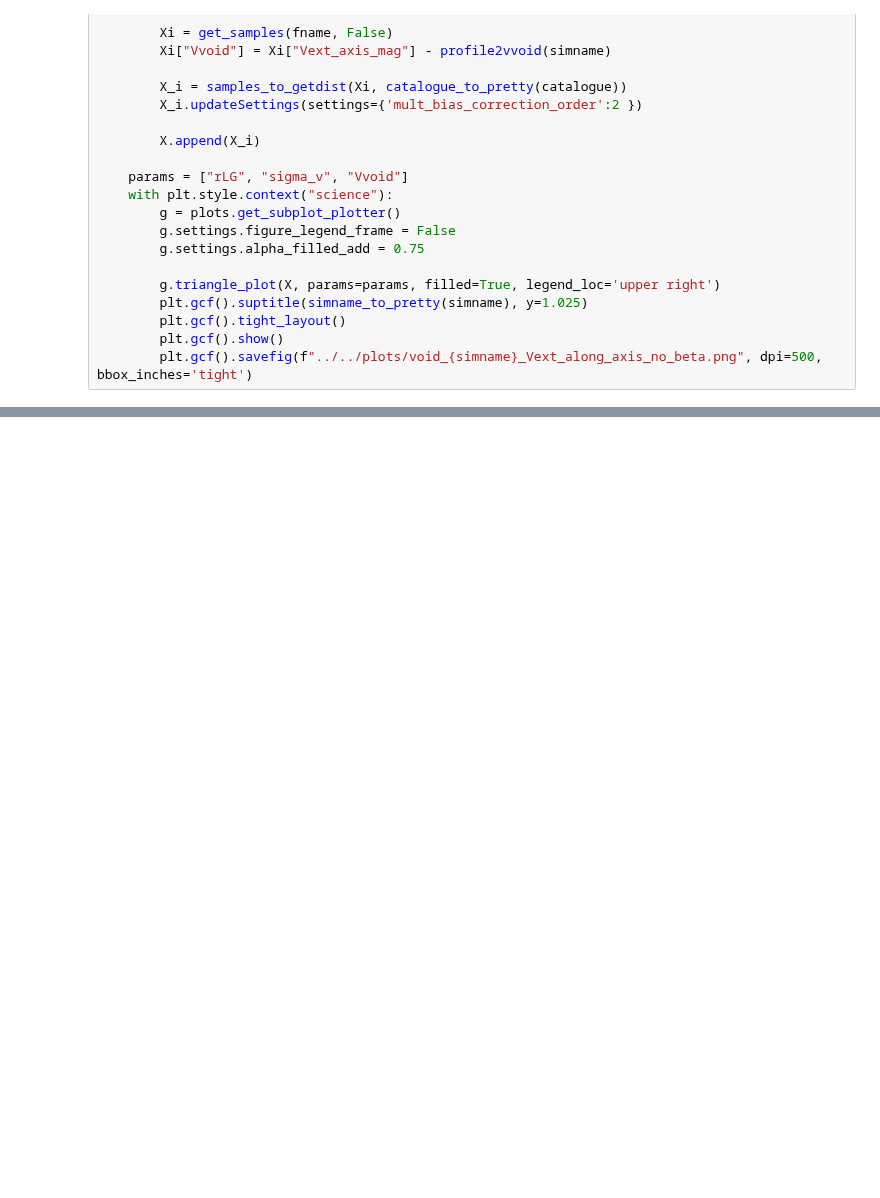
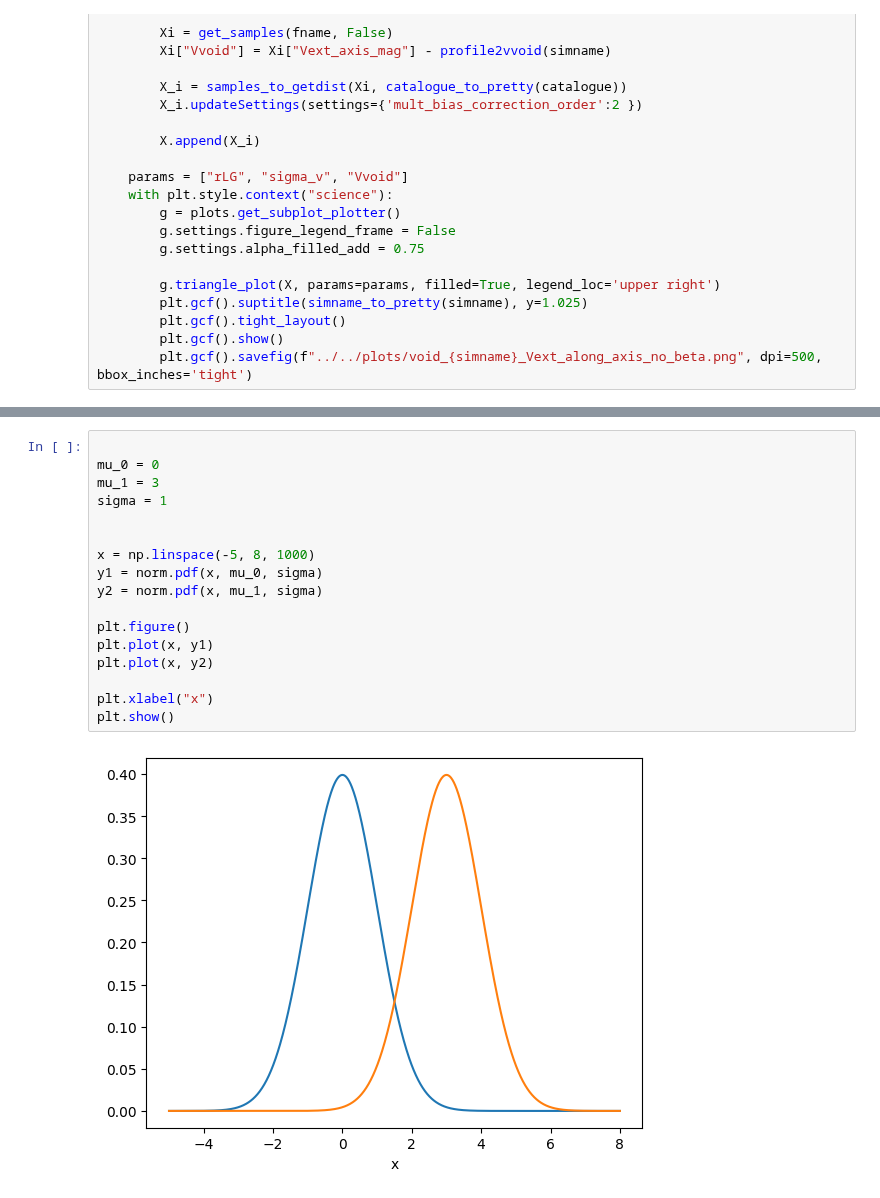
Before and after one commit to Richard-Sti/csiborgtools, a Jupyter notebook: notebooks/flow/void_test.ipynb, the cells around one changed output, grey strips where cells are left out. Saved outputs shown, nothing was run; the diff lists cells and outputs as text; blank space fills up the shorter version.

```diff
--- a/notebooks/flow/void_test.ipynb
+++ b/notebooks/flow/void_test.ipynb
@@ -240,0 +302,19 @@ for simname in ["IndranilVoid_exp", "IndranilVoid_gauss", "IndranilVoid_mb"]:
+# %%
+
+mu_0 = 0
+mu_1 = 3
+sigma = 1
+
+
+x = np.linspace(-5, 8, 1000)
+y1 = norm.pdf(x, mu_0, sigma)
+y2 = norm.pdf(x, mu_1, sigma)
+
+plt.figure()
+plt.plot(x, y1)
+plt.plot(x, y2)
+
+plt.xlabel("x")
+plt.show()
+# %% [output]
+[figure, added]
```
Also changed, not shown: parts of 7 cells of this notebook.
